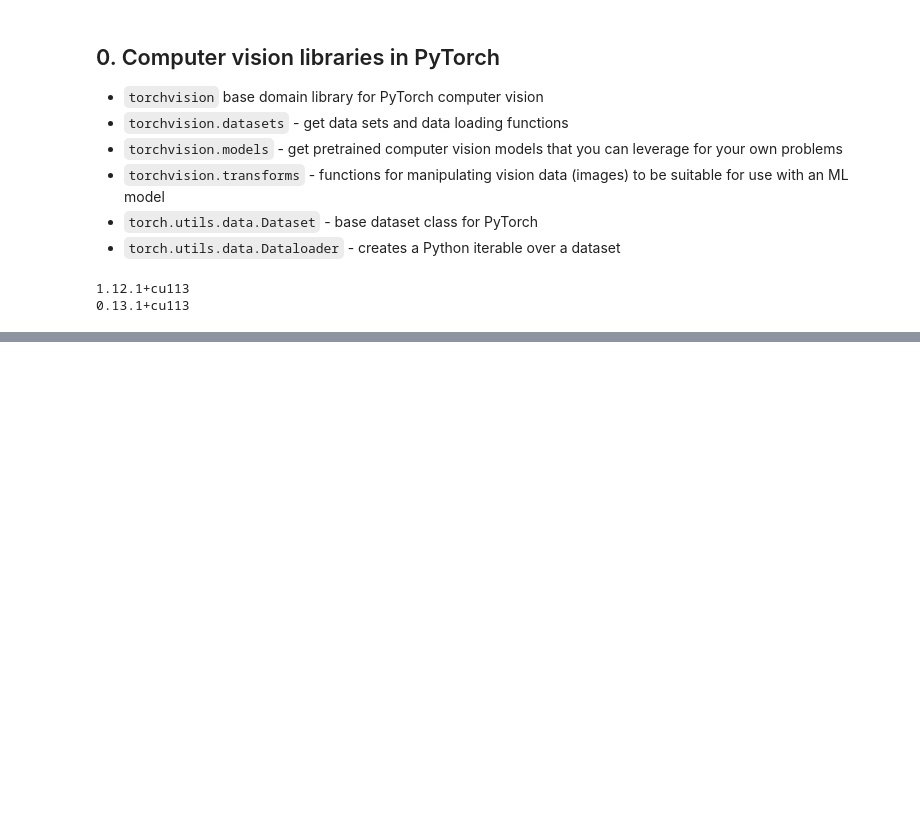
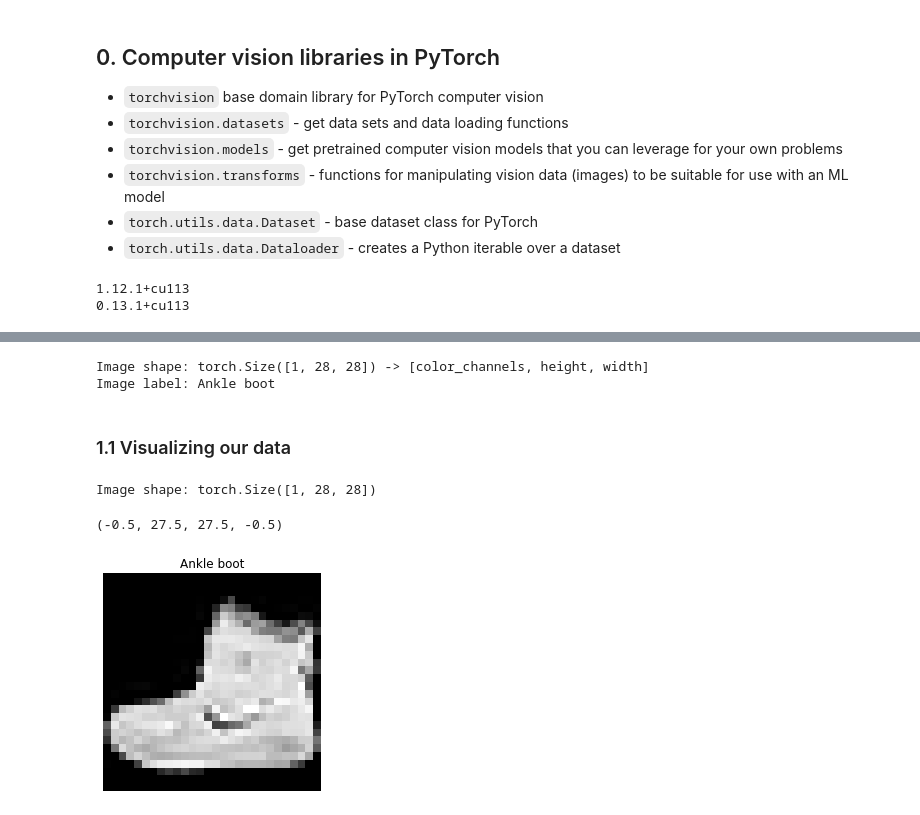
Before and after one commit to awhang/mnist-colab-excercise, a Jupyter notebook: 03_pytorch_computer_vision.ipynb, the cells around one changed output, grey strips where cells are left out. Cells and saved outputs as stored; diff of their text form; code cells hidden in the pictures; blank space fills up the shorter version.

```diff
--- a/03_pytorch_computer_vision.ipynb
+++ b/03_pytorch_computer_vision.ipynb
@@ -48,0 +53,18 @@ print(torchvision.__version__)
+# %%
+# Setup training data
+from torchvision import datasets
+train_data = datasets.FashionMNIST(
+    root="data", # directory to download to
+    train=True,
+    download=True,
+    transform=ToTensor(),
+    target_transform=None
+)
+
+test_data = datasets.FashionMNIST(
+    root="data", # directory to download to
+    train=False,
+    download=True,
+    transform=ToTensor(),
+    target_transform=None
+)
@@ -48,0 +114,4 @@ print(torchvision.__version__)
+# %%
+class_names = train_data.classes
+class_to_idx = train_data.class_to_idx
+class_names, class_to_idx
@@ -48,0 +139,21 @@ print(torchvision.__version__)
+# %%
+# Check the shape of the image
+print(f"Image shape: {image.shape} -> [color_channels, height, width]") # color channels is 1 because there's only 2 channels for black and white images
+print(f"Image label: {class_names[label]}")
+# %% [output]
+Image shape: torch.Size([1, 28, 28]) -> [color_channels, height, width]
+Image label: Ankle boot
+# %% [markdown]
+### 1.1 Visualizing our data
+# %%
+import matplotlib.pyplot as plt
+image, label = train_data[0]
+print(f"Image shape: {image.shape}")
+plt.imshow(image.squeeze(), cmap="gray") # for black and white images, we can use .squeeze to remove the color channel
+plt.title(class_names[label])
+plt.axis(False) # remove axis
+# image
+# %% [output]
+Image shape: torch.Size([1, 28, 28])
+(-0.5, 27.5, 27.5, -0.5)
+[figure, added]
```
Also changed, not shown: parts of 21 cells of this notebook.
